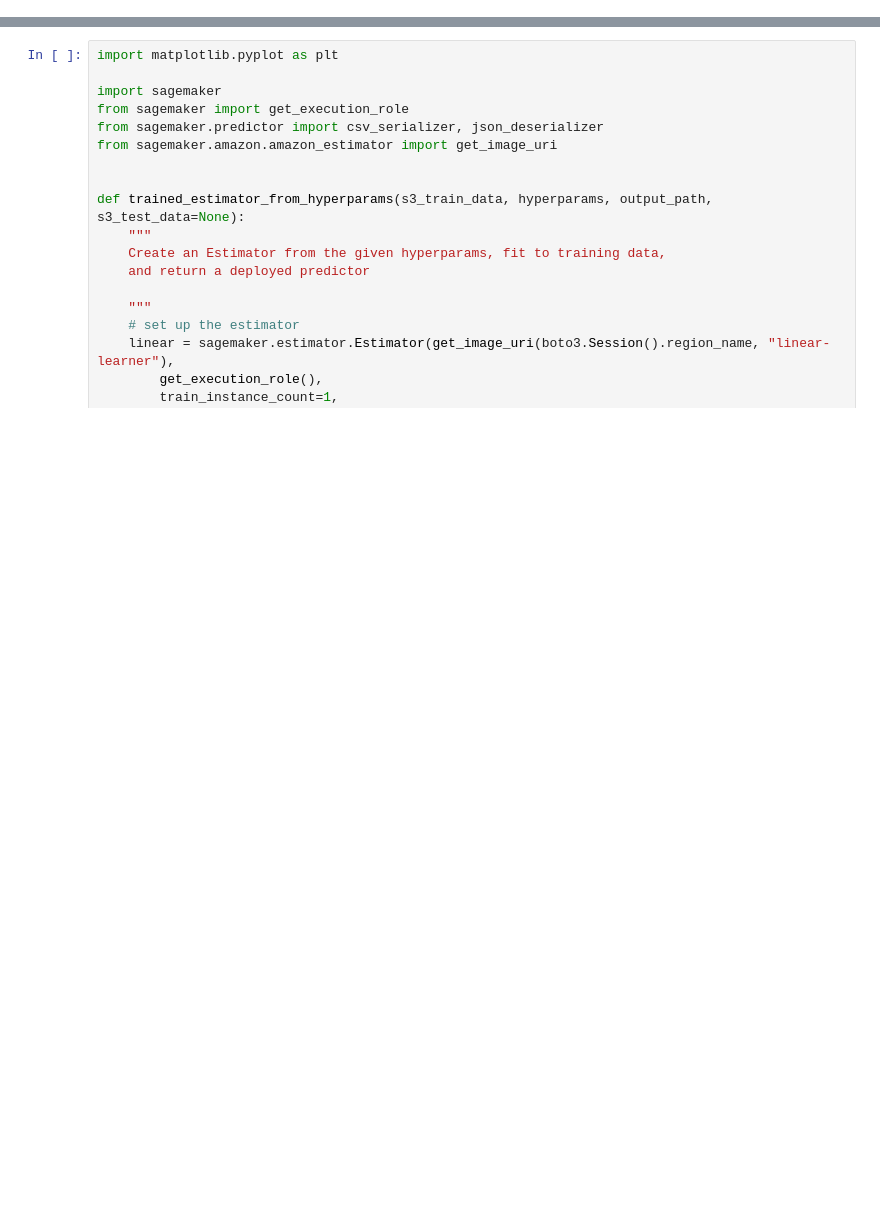
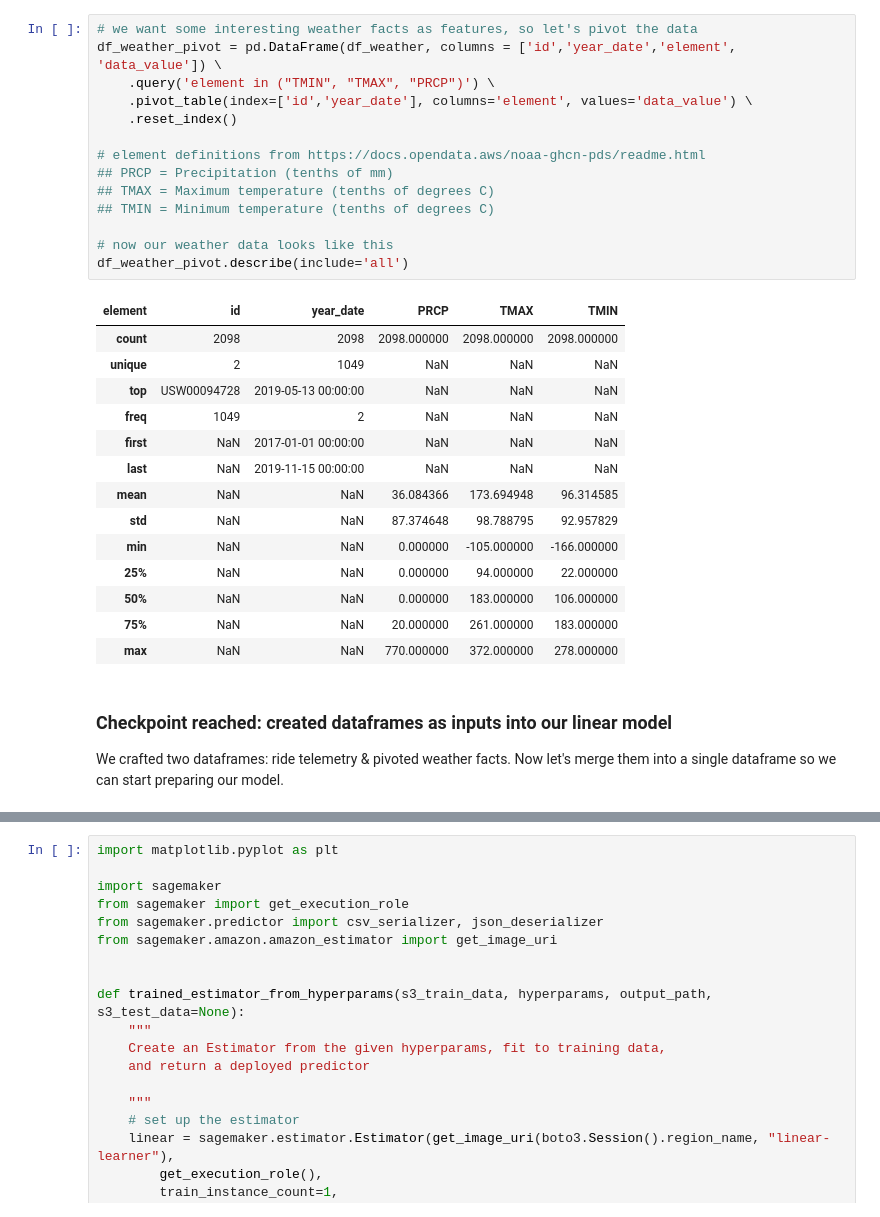
Before and after one commit to aws-samples/aws-serverless-workshops, a Jupyter notebook: MachineLearning/2_ModelBuilding/notebooks/linear_learner.ipynb, the cells around one changed output, grey strips where cells are left out. Saved outputs shown, nothing was run; the diff lists cells and outputs as text; blank space fills up the shorter version.

```diff
--- a/MachineLearning/2_ModelBuilding/notebooks/linear_learner.ipynb
+++ b/MachineLearning/2_ModelBuilding/notebooks/linear_learner.ipynb
@@ -147,0 +239,33 @@ It is also possible to provide test data. This way we can get an evaluation of t
+# %%
+# we want some interesting weather facts as features, so let's pivot the data
+df_weather_pivot = pd.DataFrame(df_weather, columns = ['id','year_date','element', 'data_value']) \
+    .query('element in ("TMIN", "TMAX", "PRCP")') \
+    .pivot_table(index=['id','year_date'], columns='element', values='data_value') \
+    .reset_index()
+
+# element definitions from https://docs.opendata.aws/noaa-ghcn-pds/readme.html
+## PRCP = Precipitation (tenths of mm)
+## TMAX = Maximum temperature (tenths of degrees C)
+## TMIN = Minimum temperature (tenths of degrees C)
+
+# now our weather data looks like this
+df_weather_pivot.describe(include='all')
+# %% [output]
+| element | id | year_date | PRCP | TMAX | TMIN |
+| count | 2098 | 2098 | 2098.000000 | 2098.000000 | 2098.000000 |
+| unique | 2 | 1049 | NaN | NaN | NaN |
+| top | USW00094728 | 2019-05-13 00:00:00 | NaN | NaN | NaN |
+| freq | 1049 | 2 | NaN | NaN | NaN |
+| first | NaN | 2017-01-01 00:00:00 | NaN | NaN | NaN |
+| last | NaN | 2019-11-15 00:00:00 | NaN | NaN | NaN |
+| mean | NaN | NaN | 36.084366 | 173.694948 | 96.314585 |
+| std | NaN | NaN | 87.374648 | 98.788795 | 92.957829 |
+| min | NaN | NaN | 0.000000 | -105.000000 | -166.000000 |
+| 25% | NaN | NaN | 0.000000 | 94.000000 | 22.000000 |
+| 50% | NaN | NaN | 0.000000 | 183.000000 | 106.000000 |
+| 75% | NaN | NaN | 20.000000 | 261.000000 | 183.000000 |
+| max | NaN | NaN | 770.000000 | 372.000000 | 278.000000 |
+# %% [markdown]
+### Checkpoint reached: created dataframes as inputs into our linear model
+
+We crafted two dataframes: ride telemetry & pivoted weather facts.  Now let's merge them into a single dataframe so we can start preparing our model.
```
Also changed, not shown: parts of 45 cells of this notebook.
